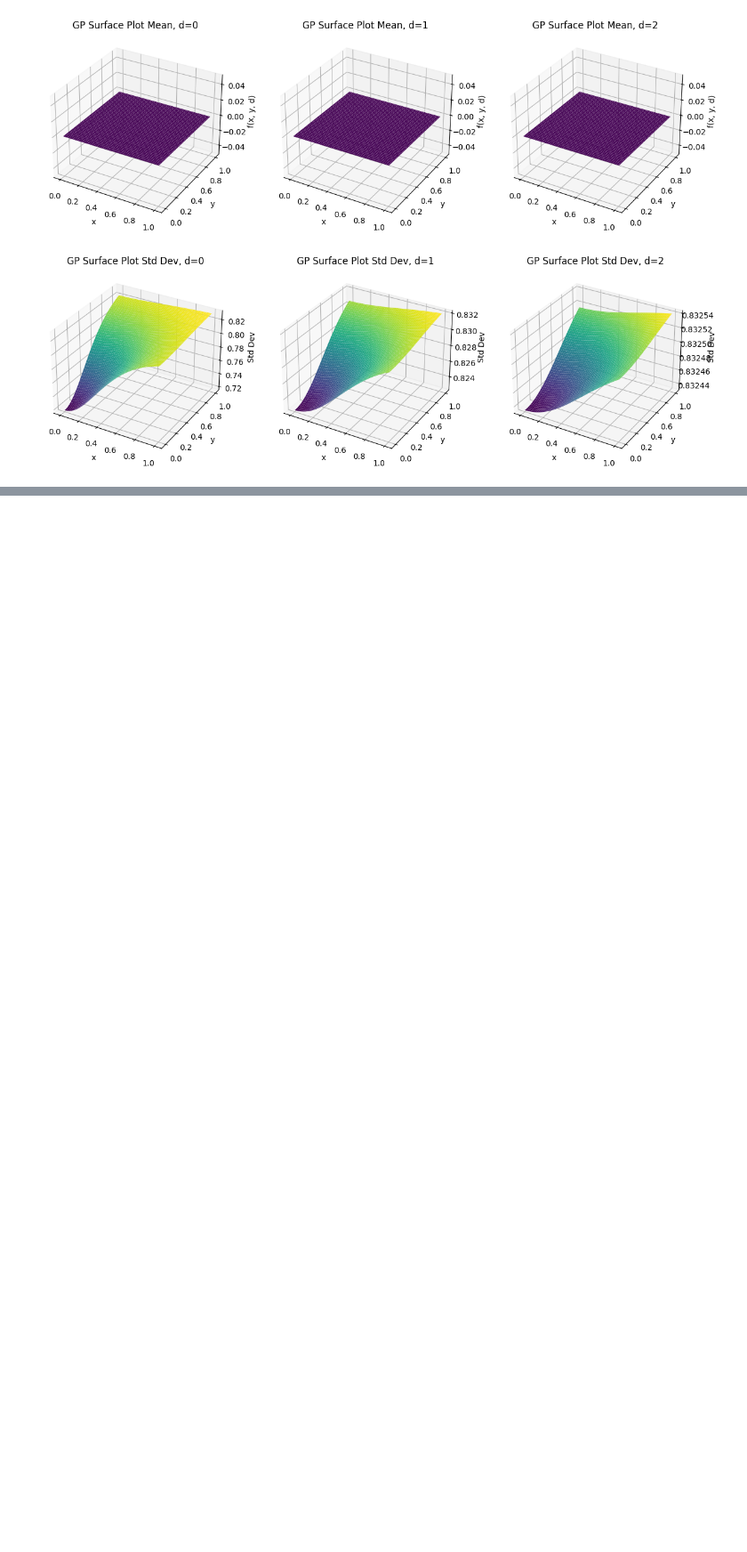
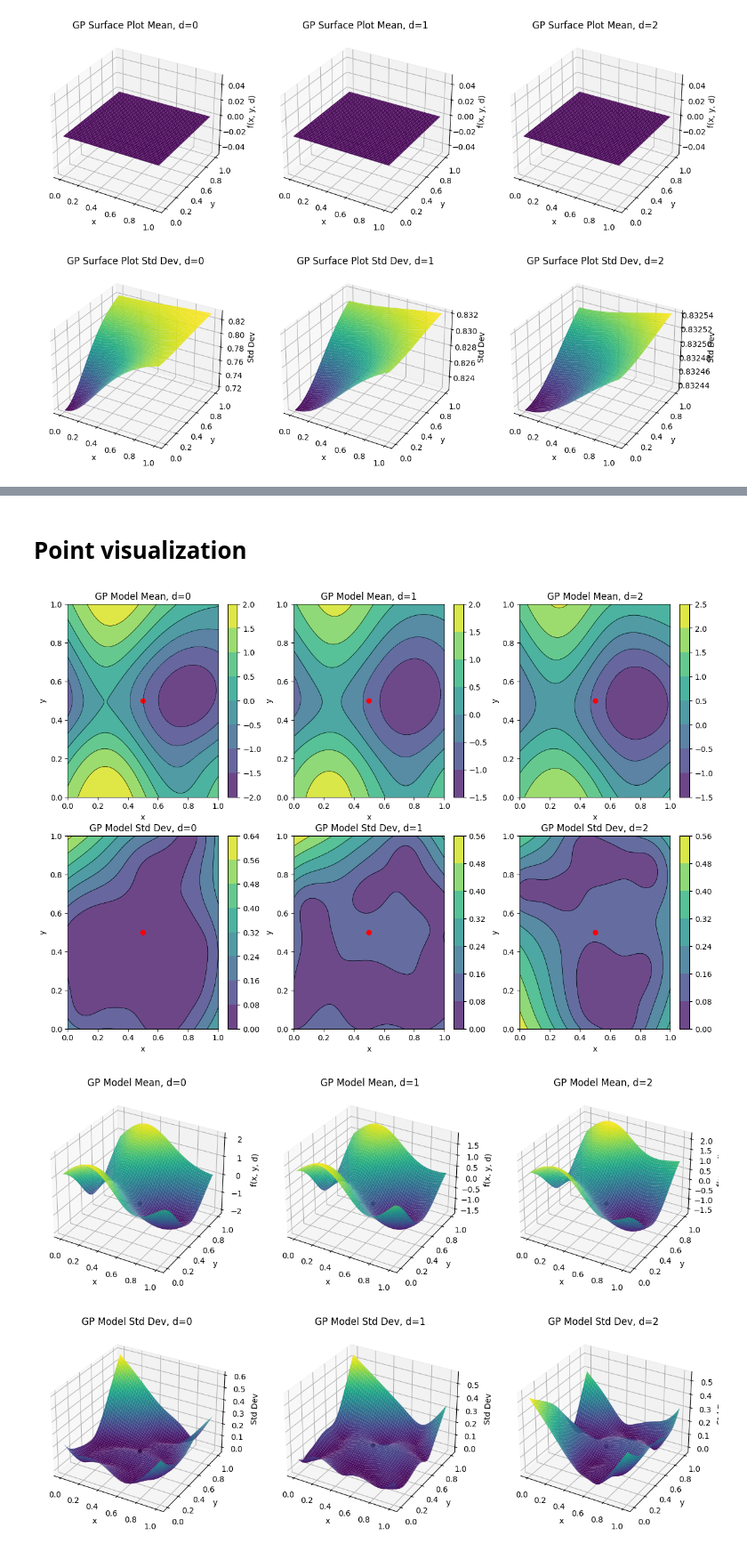
Before and after one commit to matthjs/BachelorProject, a Jupyter notebook: notebooks/GPviz.ipynb, the cells around one changed output, grey strips where cells are left out. Shown at 89% size. Cells and saved outputs as stored; diff of their text form; code cells hidden in the pictures; blank space fills up the shorter version.

```diff
--- a/notebooks/GPviz.ipynb
+++ b/notebooks/GPviz.ipynb
@@ -224,0 +327,2 @@ plot_gp_surface_with_uncertainty(gp_none, x_range, y_range, d_values, title='GP
+# %% [markdown]
+# Point visualization
@@ -224,0 +452,12 @@ plot_gp_surface_with_uncertainty(gp_none, x_range, y_range, d_values, title='GP
+# %%
+# Highlighted point
+highlight_point = (0.5, 0.5)
+
+# Plot GP contours with uncertainty including the highlighted point
+plot_gp_contours_with_uncertainty(gp_mixed_model, x_range, y_range, d_values, highlight_point=highlight_point, title='GP Model')
+
+# Plot GP surface with uncertainty including the highlighted point
+plot_gp_surface_with_uncertainty(gp_mixed_model, x_range, y_range, d_values, highlight_point=highlight_point, title='GP Model')
+# %% [output]
+[figure, added]
+[figure, added]
```
Also changed, not shown: parts of 10 cells of this notebook, 4 other files.
